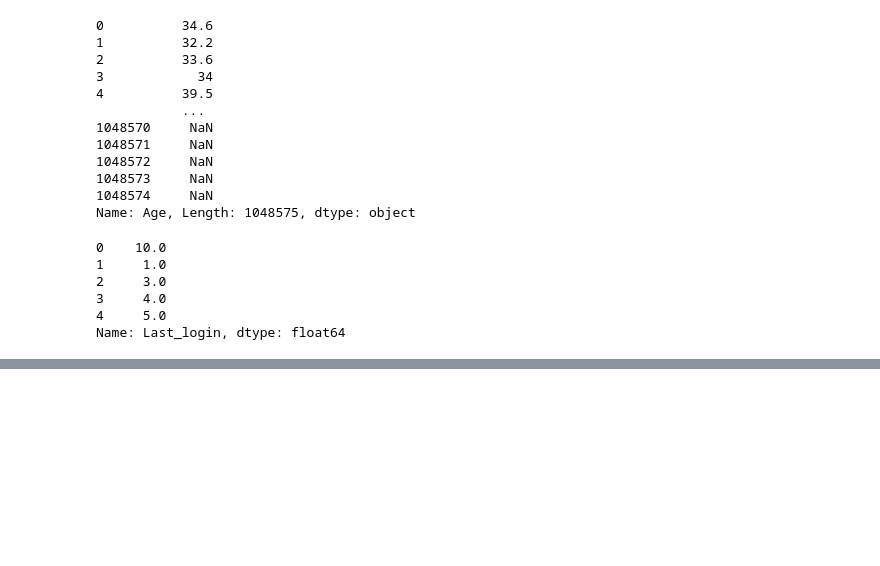
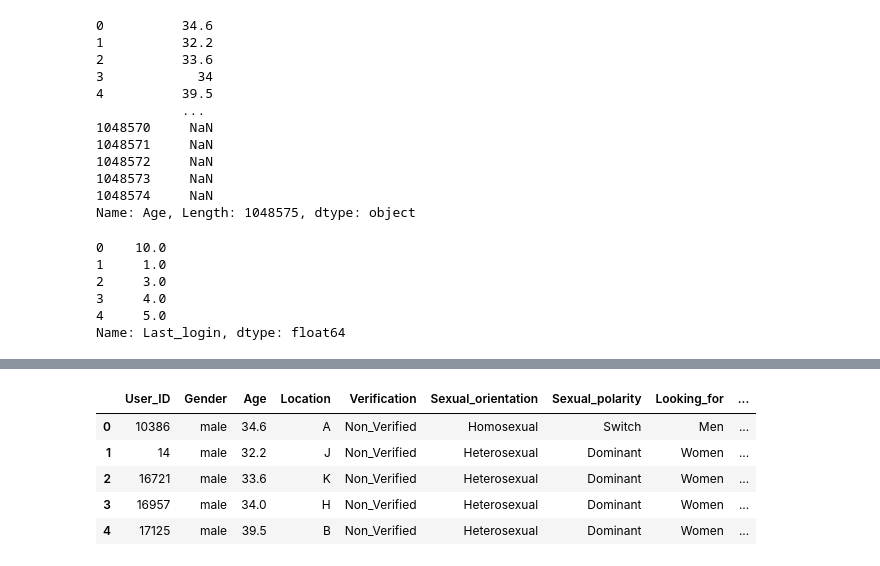
Before and after one commit to joycorrine/springboard, a Jupyter notebook: 2-Capstone/Notebooks/Cap2DataWrangling.ipynb, the cells around one changed output, grey strips where cells are left out. Drawn from its saved outputs; the diff is of its cells as text; code cells hidden in the pictures; blank space fills up the shorter version.

Commit message:
updated data cleaning

```diff
--- a/2-Capstone/Notebooks/Cap2DataWrangling.ipynb
+++ b/2-Capstone/Notebooks/Cap2DataWrangling.ipynb
@@ -66,7 +66,7 @@ columns = online_data.columns
 # %%
 #Create columns to convert to strings
 to_be_string_columns = ['Gender', 'Location', 'Verification', 'Sexual_orientation',
-                        'Sexual_polarity', 'Looking_for', 'Last_login','Risk']
+                        'Sexual_polarity', 'Looking_for', 'Last_login', 'Member_since', 'Risk', 'Time_spent_chating_H:M']
 # %%
 #Convert object columns to strings
 for column in to_be_string_columns:
@@ -164 +164,4 @@ dtypes: float64(8), object(3), string(7)
 memory usage: 144.0+ MB
+# %%
+#Convert user_id to integer
+online_data['User_ID'] = pd.array(online_data['User_ID'], dtype=pd.Int64Dtype())
@@ -164,0 +189,6 @@ memory usage: 144.0+ MB
+# %%
+#Convert periods to hyphens in member since column
+online_data['Member_since'] = online_data['Member_since'].str.replace('.','-', regex=True)
+# %%
+#Convert member since column to datetime
+online_data['Member_since'] = pd.to_datetime(online_data['Member_since'], dayfirst=True, errors='coerce')
@@ -164,0 +218,10 @@ memory usage: 144.0+ MB
+# %%
+#Confirm member_since is updated to days
+online_data.head()
+# %% [output]
+|  | User_ID | Gender | Age | Location | Verification | Sexual_orientation | Sexual_polarity | Looking_for | ... |
+| 0 | 10386 | male | 34.6 | A | Non_Verified | Homosexual | Switch | Men | ... |
+| 1 | 14 | male | 32.2 | J | Non_Verified | Heterosexual | Dominant | Women | ... |
+| 2 | 16721 | male | 33.6 | K | Non_Verified | Heterosexual | Dominant | Women | ... |
+| 3 | 16957 | male | 34.0 | H | Non_Verified | Heterosexual | Dominant | Women | ... |
+| 4 | 17125 | male | 39.5 | B | Non_Verified | Heterosexual | Dominant | Women | ... |
```
Also changed, not shown: parts of 10 cells of this notebook.
